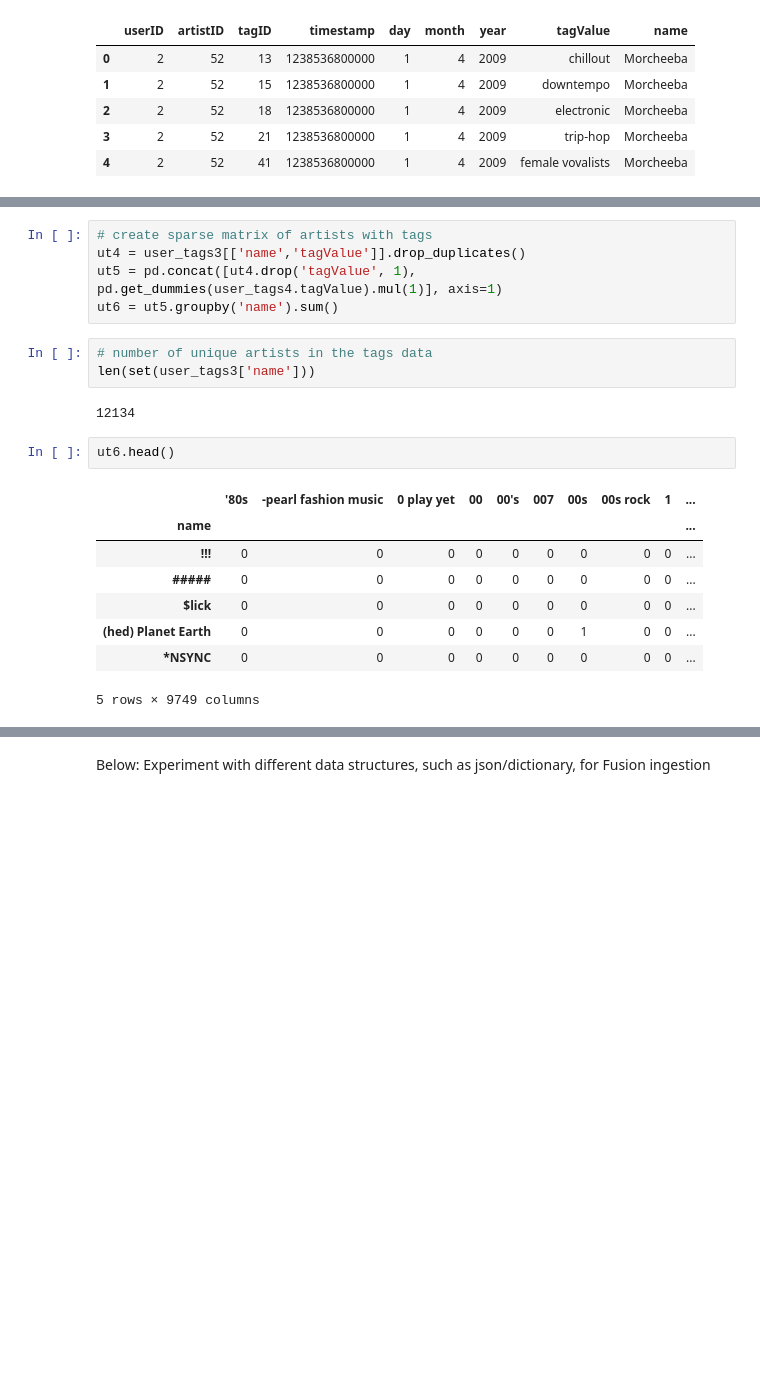
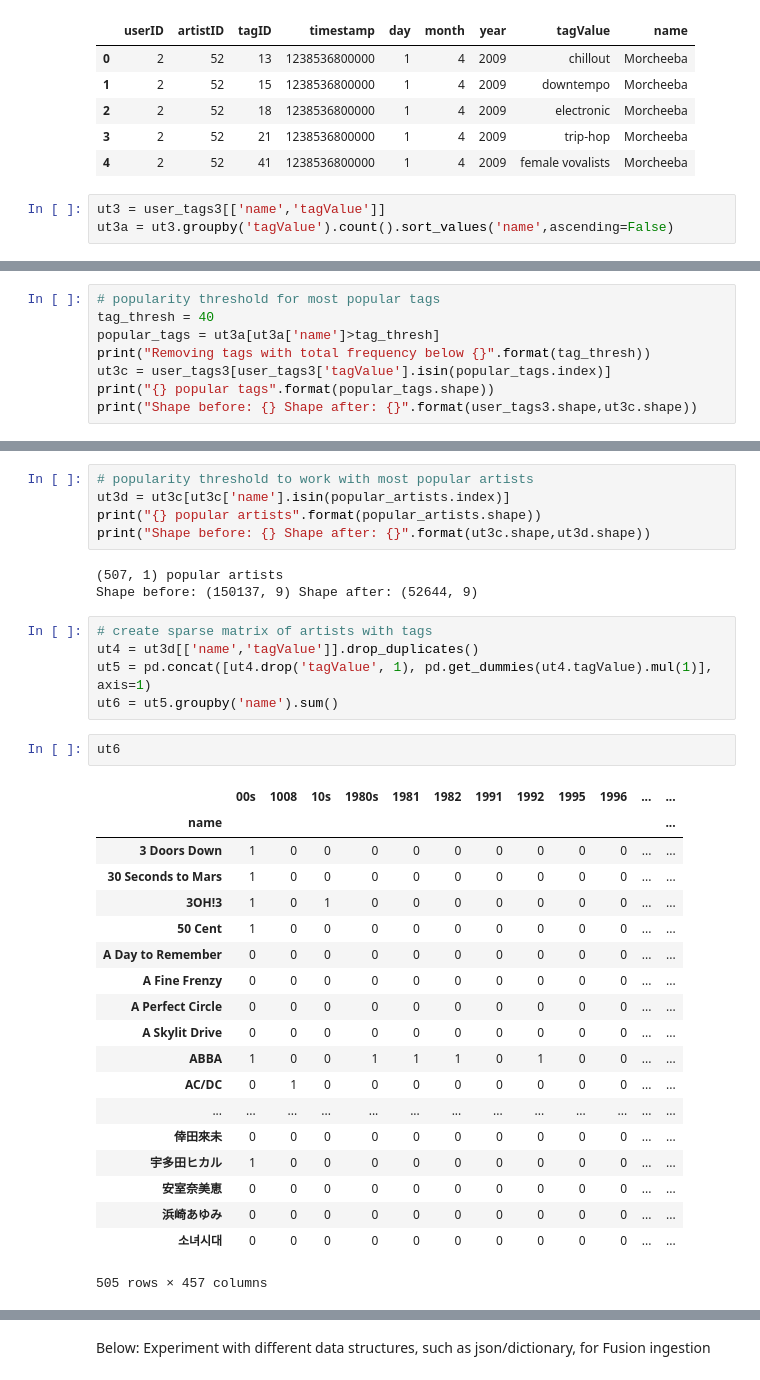
Before and after one commit to cipher813/recommender_system, a Jupyter notebook: notebooks/LastFM_Recommender_DataCleaning.ipynb, the cells around one changed output, grey strips where cells are left out. Saved outputs shown, nothing was run; the diff lists cells and outputs as text; blank space fills up the shorter version.

Commit message:
added popularity filters for tags and artists

```diff
--- a/notebooks/LastFM_Recommender_DataCleaning.ipynb
+++ b/notebooks/LastFM_Recommender_DataCleaning.ipynb
@@ -116,4 +199,7 @@ user_tags3.head()
 | 2 | 2 | 52 | 18 | 1238536800000 | 1 | 4 | 2009 | electronic | Morcheeba |
 | 3 | 2 | 52 | 21 | 1238536800000 | 1 | 4 | 2009 | trip-hop | Morcheeba |
 | 4 | 2 | 52 | 41 | 1238536800000 | 1 | 4 | 2009 | female vovalists | Morcheeba |
+# %%
+ut3 = user_tags3[['name','tagValue']]
+ut3a = ut3.groupby('tagValue').count().sort_values('name',ascending=False)
 # %%
@@ -147,0 +231,8 @@ user_tags3.to_csv('../data/recsys_tags.csv', index=False)
+# %%
+# popularity threshold for most popular tags
+tag_thresh = 40
+popular_tags = ut3a[ut3a['name']>tag_thresh]
+print("Removing tags with total frequency below {}".format(tag_thresh))
+ut3c = user_tags3[user_tags3['tagValue'].isin(popular_tags.index)]
+print("{} popular tags".format(popular_tags.shape))
+print("Shape before: {} Shape after: {}".format(user_tags3.shape,ut3c.shape))
@@ -148,21 +252,35 @@ user_tags3.to_csv('../data/recsys_tags.csv', index=False)
+# %%
+# popularity threshold to work with most popular artists
+ut3d = ut3c[ut3c['name'].isin(popular_artists.index)]
+print("{} popular artists".format(popular_artists.shape))
+print("Shape before: {} Shape after: {}".format(ut3c.shape,ut3d.shape))
+# %% [output]
+(507, 1) popular artists
+Shape before: (150137, 9) Shape after: (52644, 9)
 # %%
 # create sparse matrix of artists with tags
-ut4 = user_tags3[['name','tagValue']].drop_duplicates()
-ut5 = pd.concat([ut4.drop('tagValue', 1), pd.get_dummies(user_tags4.tagValue).mul(1)], axis=1)
+ut4 = ut3d[['name','tagValue']].drop_duplicates()
+ut5 = pd.concat([ut4.drop('tagValue', 1), pd.get_dummies(ut4.tagValue).mul(1)], axis=1)
 ut6 = ut5.groupby('name').sum()
-# %%
-# number of unique artists in the tags data
-len(set(user_tags3['name']))
-# %% [output]
-12134
 # %%
-ut6.head()
+ut6
 # %% [output]
-|  | '80s | -pearl fashion music | 0 play yet | 00 | 00's | 007 | 00s | 00s rock | 1 | ... |
-| name |  |  |  |  |  |  |  |  |  | ... |
-| !!! | 0 | 0 | 0 | 0 | 0 | 0 | 0 | 0 | 0 | ... |
-| ##### | 0 | 0 | 0 | 0 | 0 | 0 | 0 | 0 | 0 | ... |
-| $lick | 0 | 0 | 0 | 0 | 0 | 0 | 0 | 0 | 0 | ... |
-| (hed) Planet Earth | 0 | 0 | 0 | 0 | 0 | 0 | 1 | 0 | 0 | ... |
-| *NSYNC | 0 | 0 | 0 | 0 | 0 | 0 | 0 | 0 | 0 | ... |
+|  | 00s | 1008 | 10s | 1980s | 1981 | 1982 | 1991 | 1992 | 1995 | 1996 | ... | ... |
+| name |  |  |  |  |  |  |  |  |  |  |  | ... |
+| 3 Doors Down | 1 | 0 | 0 | 0 | 0 | 0 | 0 | 0 | 0 | 0 | ... | ... |
+| 30 Seconds to Mars | 1 | 0 | 0 | 0 | 0 | 0 | 0 | 0 | 0 | 0 | ... | ... |
+| 3OH!3 | 1 | 0 | 1 | 0 | 0 | 0 | 0 | 0 | 0 | 0 | ... | ... |
+| 50 Cent | 1 | 0 | 0 | 0 | 0 | 0 | 0 | 0 | 0 | 0 | ... | ... |
+| A Day to Remember | 0 | 0 | 0 | 0 | 0 | 0 | 0 | 0 | 0 | 0 | ... | ... |
+| A Fine Frenzy | 0 | 0 | 0 | 0 | 0 | 0 | 0 | 0 | 0 | 0 | ... | ... |
+| A Perfect Circle | 0 | 0 | 0 | 0 | 0 | 0 | 0 | 0 | 0 | 0 | ... | ... |
+| A Skylit Drive | 0 | 0 | 0 | 0 | 0 | 0 | 0 | 0 | 0 | 0 | ... | ... |
+| ABBA | 1 | 0 | 0 | 1 | 1 | 1 | 0 | 1 | 0 | 0 | ... | ... |
+| AC/DC | 0 | 1 | 0 | 0 | 0 | 0 | 0 | 0 | 0 | 0 | ... | ... |
+| ... | ... | ... | ... | ... | ... | ... | ... | ... | ... | ... | ... | ... |
+| 倖田來未 | 0 | 0 | 0 | 0 | 0 | 0 | 0 | 0 | 0 | 0 | ... | ... |
+| 宇多田ヒカル | 1 | 0 | 0 | 0 | 0 | 0 | 0 | 0 | 0 | 0 | ... | ... |
+| 安室奈美恵 | 0 | 0 | 0 | 0 | 0 | 0 | 0 | 0 | 0 | 0 | ... | ... |
+| 浜崎あゆみ | 0 | 0 | 0 | 0 | 0 | 0 | 0 | 0 | 0 | 0 | ... | ... |
+| 소녀시대 | 0 | 0 | 0 | 0 | 0 | 0 | 0 | 0 | 0 | 0 | ... | ... |
-5 rows × 9749 columns
+505 rows × 457 columns
```
Also changed, not shown: parts of 53 cells of this notebook.
